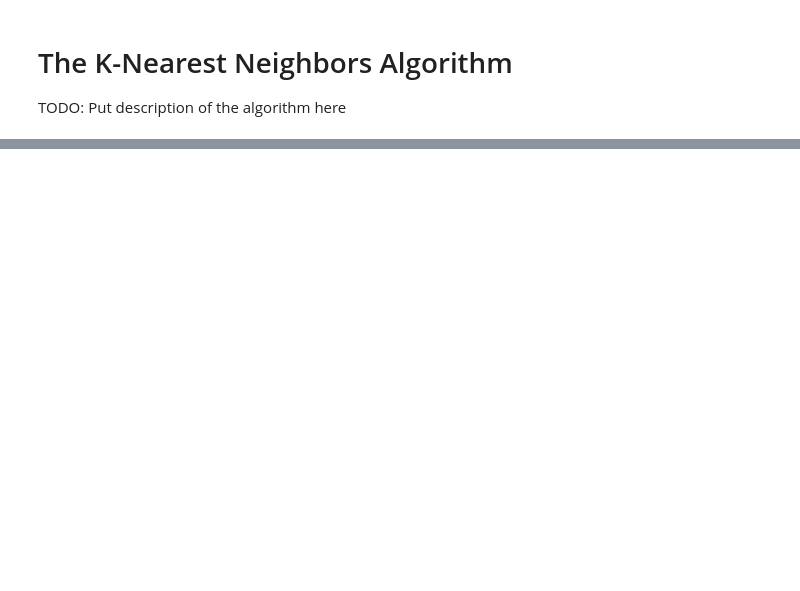
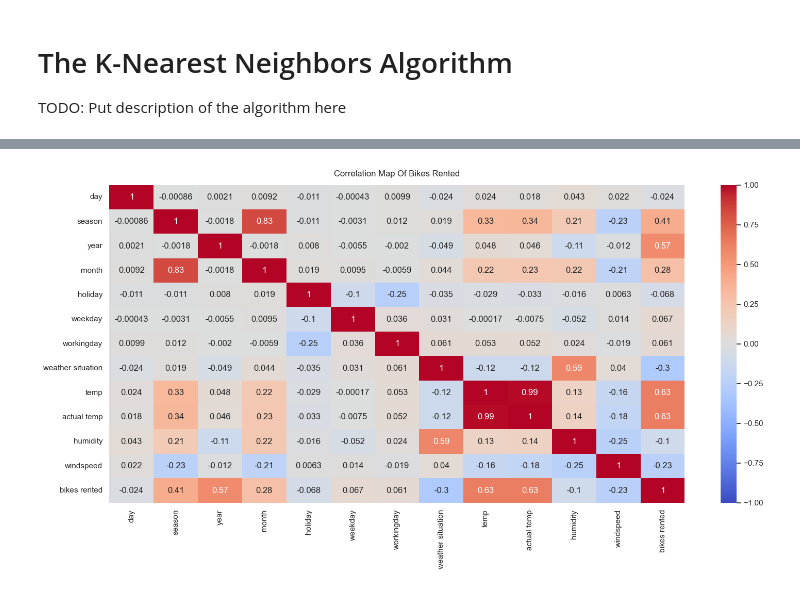
Before and after one commit to Krish-Patel-1/CMOR438, a Jupyter notebook: Supervised-Learning/K_Nearest-Neighbors/K-Nearest-Neighbors.ipynb, the cells around one changed output, grey strips where cells are left out. Cells and saved outputs as stored; diff of their text form; code cells hidden in the pictures; blank space fills up the shorter version.

Commit message:
Created and added KNN ipynb which is still incomplete and also added title to readme of supervised learning

```diff
--- a/Supervised-Learning/K_Nearest-Neighbors/K-Nearest-Neighbors.ipynb
+++ b/Supervised-Learning/K_Nearest-Neighbors/K-Nearest-Neighbors.ipynb
@@ -4,14 +4,6 @@
 TODO: Put description of the algorithm here
 # %%
 import matplotlib.pyplot as plt
+import numpy as np
 import pandas as pd
-import numpy as np
 import seaborn as sns
-
-sns.set_theme()
-
-# Load the iris dataset
-df = sns.load_dataset("iris")
-
-# Examine the head of the dataset
-df.head()
@@ -37,0 +10,3 @@ def distance(p,q):
+# %%
+day = pd.read_csv('day.csv')
+day
@@ -37,0 +27,6 @@ def distance(p,q):
+# %%
+plt.figure(figsize=(18, 8))
+sns.heatmap(day.corr(), vmin=-1, vmax=1, annot=True, cmap='coolwarm')
+plt.title('Correlation Map Of Bikes Rented', fontdict={'fontsize':12}, pad=12);
+# %% [output]
+[figure, added]
```
Also changed, not shown: parts of 23 cells of this notebook, 3 other files.
